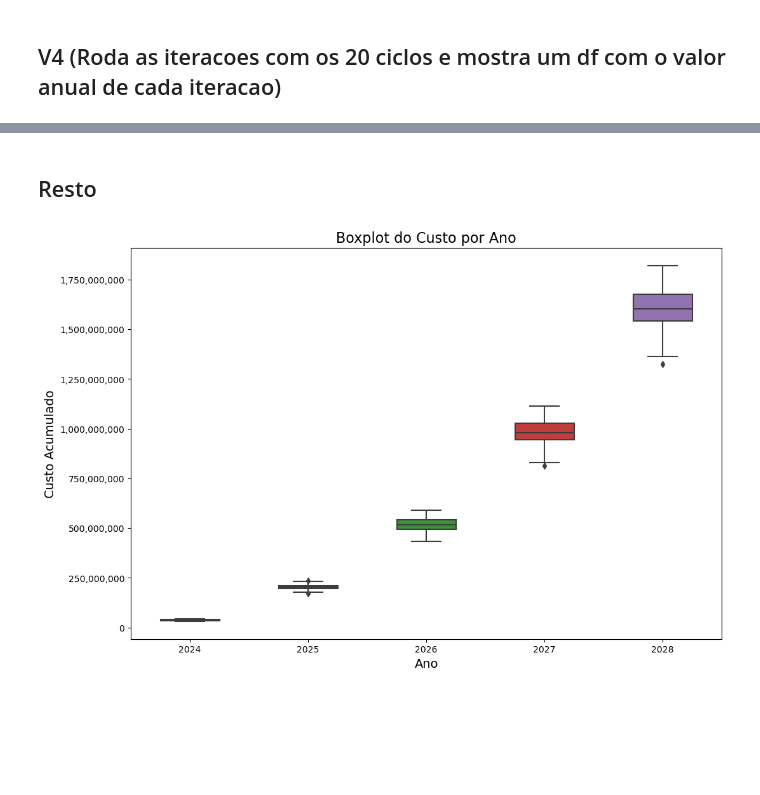
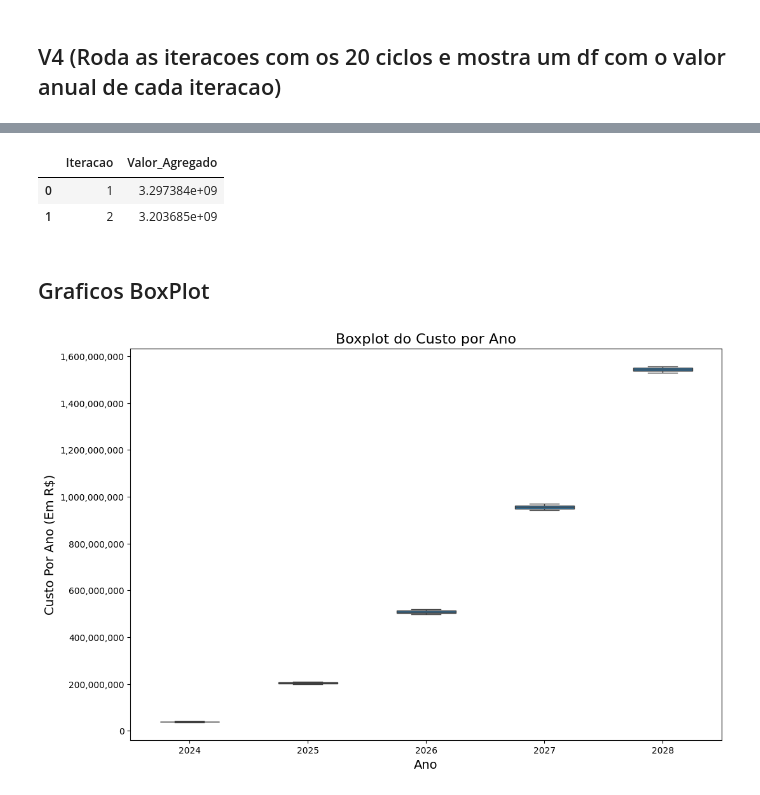
Before and after one commit to TiamatCod3/tcc-canabidiol, a Jupyter notebook: Notebooks/Normalizacoes e Modelos.ipynb, the cells around one changed output, grey strips where cells are left out. Cells and saved outputs as stored; diff of their text form; code cells hidden in the pictures; blank space fills up the shorter version.

Commit message:
feature: boxplot de custo agregado, ajustes na formatação, salvar dfs e imagens

```diff
--- a/Notebooks/Normalizacoes e Modelos.ipynb
+++ b/Notebooks/Normalizacoes e Modelos.ipynb
@@ -1364,10 +1366,13 @@ def aplicar_inflacao(custo_inicial, data_atendimento):
 # DataFrame para armazenar os resultados das iterações
 resultados = pd.DataFrame(columns=['Iteracao', 'Ano', 'Custo_Acumulado'])
 
+# DataFrame para armazenar o valor total agregado por iteração
+valor_agregado_df = pd.DataFrame(columns=['Iteracao', 'Valor_Agregado'])
+
 # Ciclos de tratamento
 np.random.seed(42)
 ciclos = 20
-iteracoes = 100
+iteracoes = 2
 
 for iteracao in range(iteracoes):
     custos_ciclos_df = pd.DataFrame(columns=['Ciclo', 'Ano', 'Custo_Total_Canabidiol'])
@@ -1375,6 +1380,7 @@ for iteracao in range(iteracoes):
     coorte = rj_epilepsia_inicio_modelo.copy()
 
     for ciclo in range(ciclos):
+        print("Inicio do ciclo ", ciclo+1, " da iteração", iteracao+1)
         novos_pacientes = sortear_novos_pacientes(rj_epilepsia_novos, ciclo, incidencia_media, incidencia_dp)
         pacientes_atualizados = atualizar_pacientes(coorte, ciclo, matriz_transicao_estados)
         coorte = pd.concat([coorte, novos_pacientes, pacientes_atualizados], ignore_index=True)
@@ -1412,5 +1418,11 @@ for iteracao in range(iteracoes):
     # Armazenar os resultados da iteração no DataFrame resultados
     resultados = pd.concat([resultados, resultados_por_ano], ignore_index=True)
 
-resultados
+    # Calcular e armazenar o valor agregado da iteração
+    valor_agregado_iteracao = custos_ciclos_df['Custo_Total_Canabidiol'].sum()
+    valor_agregado_df = pd.concat([valor_agregado_df, pd.DataFrame({'Iteracao': [iteracao+1], 'Valor_Agregado': [valor_agregado_iteracao]})], ignore_index=True)
+
+
+resultados.to_csv('../Dados/Base atualizada/iteracao_e_valor_por_ano_dela.csv', sep =';')
+valor_agregado_df.to_csv('../Dados/Base atualizada/iteracao_e_custo_total_dela.csv', sep =';')
 # %% [output]
@@ -1430,23 +1484,30 @@ resultados
+# %%
+valor_agregado_df
+# %% [output]
+|  | Iteracao | Valor_Agregado |
+| 0 | 1 | 3.297384e+09 |
+| 1 | 2 | 3.203685e+09 |
 # %% [markdown]
-## Resto
+## Graficos BoxPlot
 # %%
 import matplotlib.ticker as ticker
 import seaborn as sns
 
 # Configuração do gráfico
 plt.figure(figsize=(12, 8))
 sns.boxplot(x='Ano', y='Custo_Acumulado', data=resultados, width=0.5)
 
 # Adicionando título e rótulos aos eixos
 plt.title('Boxplot do Custo por Ano', fontsize=16)
 plt.xlabel('Ano', fontsize=14)
-plt.ylabel('Custo Acumulado', fontsize=14)
+plt.ylabel('Custo Por Ano (Em R$)', fontsize=14)
 
 # Formatação do eixo Y
 formatter = ticker.FuncFormatter(lambda x, pos: '{:,.0f}'.format(x))
 plt.gca().yaxis.set_major_formatter(formatter)
 
 # Exibindo o gráfico
+plt.savefig('../TCC Latex/images/boxplot_custo_anual.png')
 plt.show()
 # %% [output]
-[figure, old version]
+[figure, new version]
```
Also changed, not shown: parts of 17 cells of this notebook, 4 other files.
